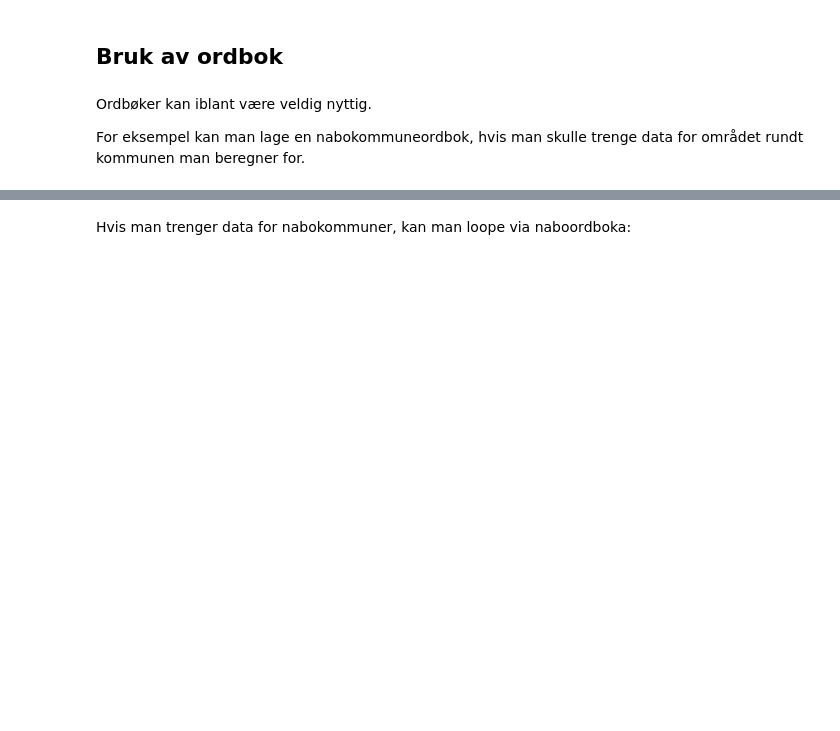
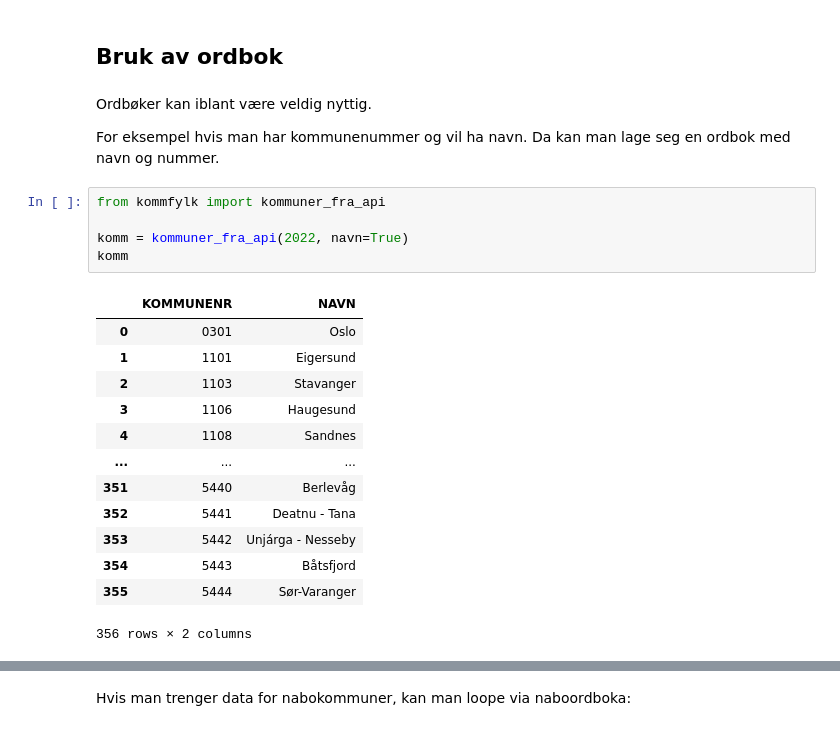
Before and after one commit to statisticsnorway/intro_til_geopandas, a Jupyter notebook: 3_geopandas_for_GIS_folk.ipynb, the cells around one changed output, grey strips where cells are left out. Cells and saved outputs as stored; diff of their text form; blank space fills up the shorter version.

```diff
--- a/3_geopandas_for_GIS_folk.ipynb
+++ b/3_geopandas_for_GIS_folk.ipynb
@@ -1568,4 +1577,23 @@ uten_mellomrom_ytterst
 # %% [markdown]
 Ordbøker kan iblant være veldig nyttig.
 
-For eksempel kan man lage en nabokommuneordbok, hvis man skulle trenge data for området rundt kommunen man beregner for.
+For eksempel hvis man har kommunenummer og vil ha navn. Da kan man lage seg en ordbok med navn og nummer.
+# %%
+from kommfylk import kommuner_fra_api
+
+komm = kommuner_fra_api(2022, navn=True)
+komm
+# %% [output]
+|  | KOMMUNENR | NAVN |
+| 0 | 0301 | Oslo |
+| 1 | 1101 | Eigersund |
+| 2 | 1103 | Stavanger |
+| 3 | 1106 | Haugesund |
+| 4 | 1108 | Sandnes |
+| ... | ... | ... |
+| 351 | 5440 | Berlevåg |
+| 352 | 5441 | Deatnu - Tana |
+| 353 | 5442 | Unjárga - Nesseby |
+| 354 | 5443 | Båtsfjord |
+| 355 | 5444 | Sør-Varanger |
+356 rows × 2 columns
```
Also changed, not shown: parts of 73 cells of this notebook.
